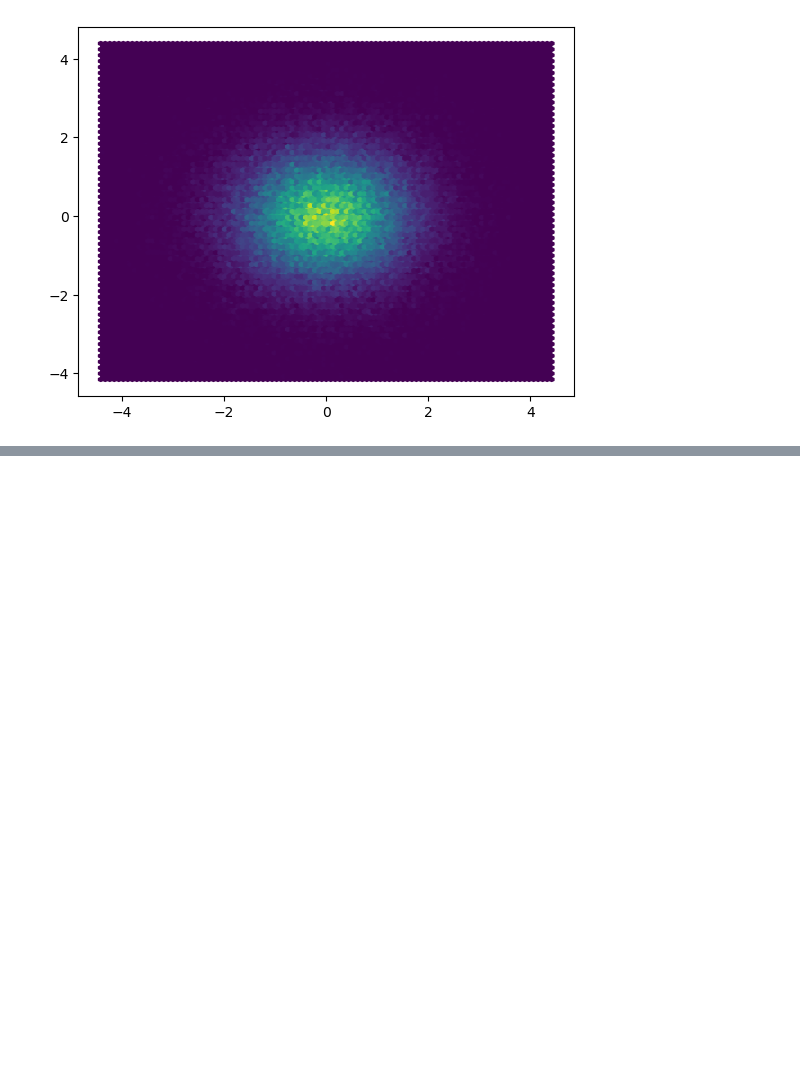
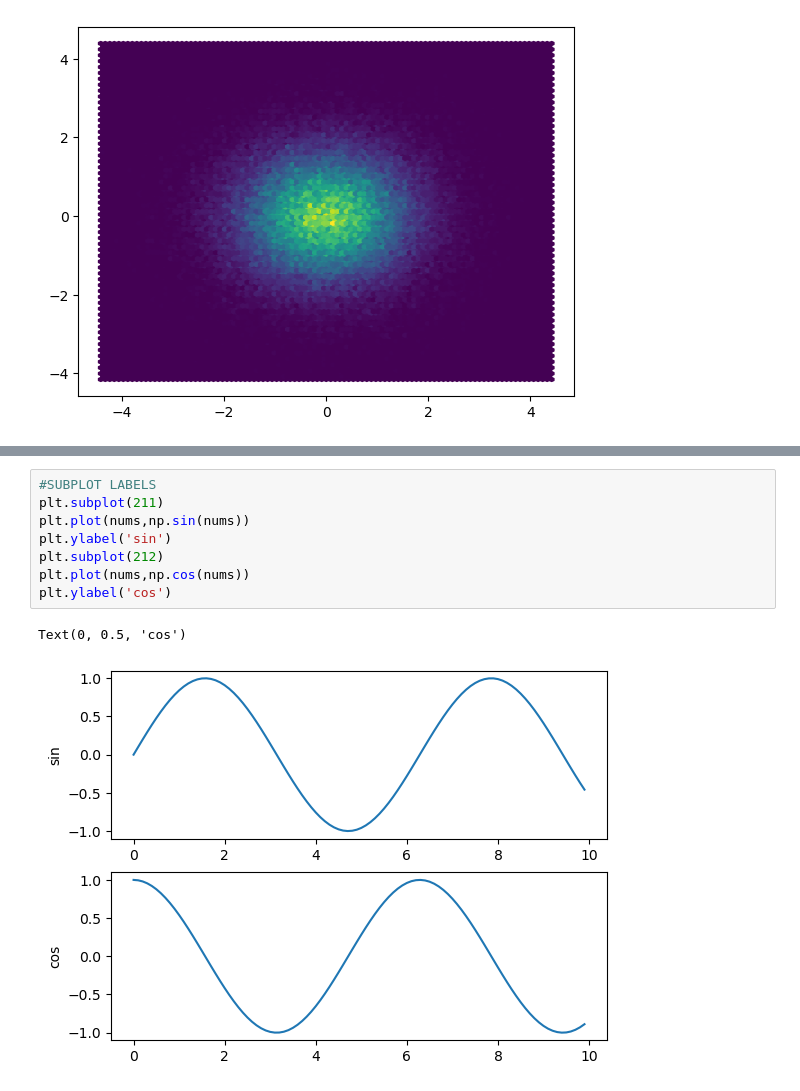
Before and after one commit to yashraj-shri17/GENERAL-STUFF, a Jupyter notebook: MatPlot-1.ipynb, the cells around one changed output, grey strips where cells are left out. Drawn from its saved outputs; the diff is of its cells as text; blank space fills up the shorter version.

```diff
--- a/MatPlot-1.ipynb
+++ b/MatPlot-1.ipynb
@@ -425,0 +441,11 @@ plt.hexbin(randx,randy)
+# %%
+#SUBPLOT LABELS
+plt.subplot(211)
+plt.plot(nums,np.sin(nums))
+plt.ylabel('sin')
+plt.subplot(212)
+plt.plot(nums,np.cos(nums))
+plt.ylabel('cos')
+# %% [output]
+Text(0, 0.5, 'cos')
+[figure, added]
```
Also changed, not shown: parts of 12 cells of this notebook.
